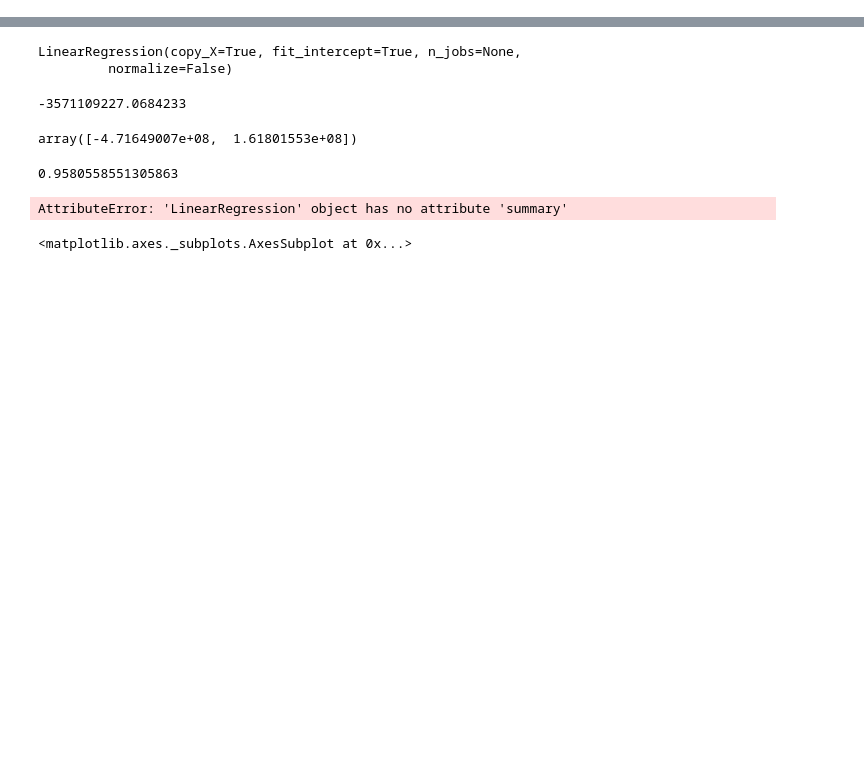
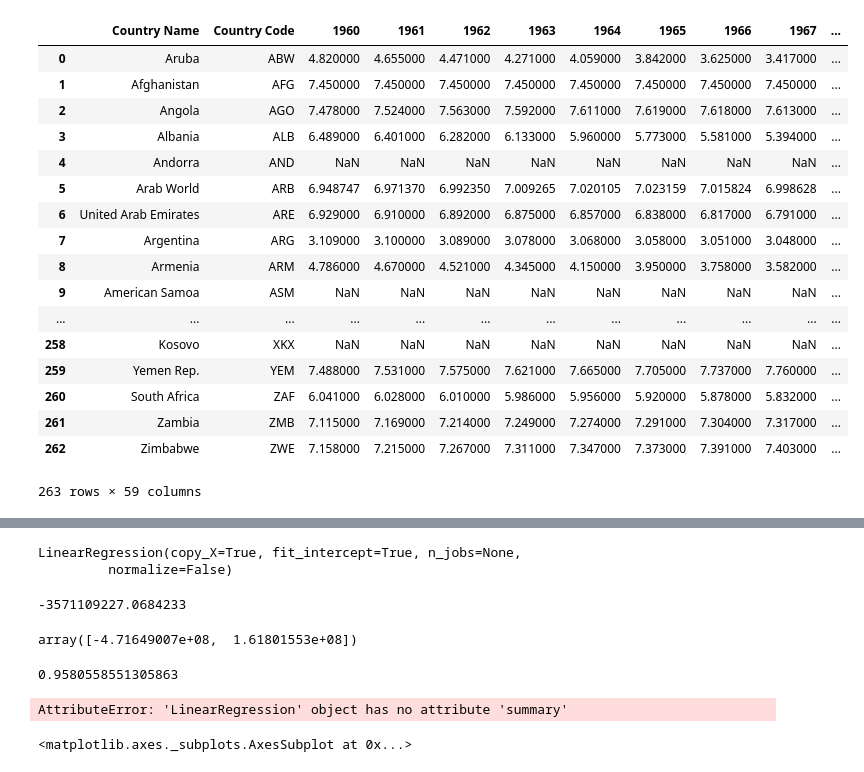
Before and after one commit to KaroLadino/population_project, a Jupyter notebook: Proyecto World.ipynb, the cells around one changed output, grey strips where cells are left out. Saved outputs shown, nothing was run; the diff lists cells and outputs as text; code cells hidden in the pictures; blank space fills up the shorter version.

```diff
--- a/Proyecto World.ipynb
+++ b/Proyecto World.ipynb
@@ -28,0 +40,23 @@ data
+# %%
+fertility = pd.read_csv ("C:/Users/Ladin/fertility_rate_v2.csv")
+# %%
+fertility
+# %% [output]
+|  | Country Name | Country Code | 1960 | 1961 | 1962 | 1963 | 1964 | 1965 | 1966 | 1967 | ... |
+| 0 | Aruba | ABW | 4.820000 | 4.655000 | 4.471000 | 4.271000 | 4.059000 | 3.842000 | 3.625000 | 3.417000 | ... |
+| 1 | Afghanistan | AFG | 7.450000 | 7.450000 | 7.450000 | 7.450000 | 7.450000 | 7.450000 | 7.450000 | 7.450000 | ... |
+| 2 | Angola | AGO | 7.478000 | 7.524000 | 7.563000 | 7.592000 | 7.611000 | 7.619000 | 7.618000 | 7.613000 | ... |
+| 3 | Albania | ALB | 6.489000 | 6.401000 | 6.282000 | 6.133000 | 5.960000 | 5.773000 | 5.581000 | 5.394000 | ... |
+| 4 | Andorra | AND | NaN | NaN | NaN | NaN | NaN | NaN | NaN | NaN | ... |
+| 5 | Arab World | ARB | 6.948747 | 6.971370 | 6.992350 | 7.009265 | 7.020105 | 7.023159 | 7.015824 | 6.998628 | ... |
+| 6 | United Arab Emirates | ARE | 6.929000 | 6.910000 | 6.892000 | 6.875000 | 6.857000 | 6.838000 | 6.817000 | 6.791000 | ... |
+| 7 | Argentina | ARG | 3.109000 | 3.100000 | 3.089000 | 3.078000 | 3.068000 | 3.058000 | 3.051000 | 3.048000 | ... |
+| 8 | Armenia | ARM | 4.786000 | 4.670000 | 4.521000 | 4.345000 | 4.150000 | 3.950000 | 3.758000 | 3.582000 | ... |
+| 9 | American Samoa | ASM | NaN | NaN | NaN | NaN | NaN | NaN | NaN | NaN | ... |
+| ... | ... | ... | ... | ... | ... | ... | ... | ... | ... | ... | ... |
+| 258 | Kosovo | XKX | NaN | NaN | NaN | NaN | NaN | NaN | NaN | NaN | ... |
+| 259 | Yemen Rep. | YEM | 7.488000 | 7.531000 | 7.575000 | 7.621000 | 7.665000 | 7.705000 | 7.737000 | 7.760000 | ... |
+| 260 | South Africa | ZAF | 6.041000 | 6.028000 | 6.010000 | 5.986000 | 5.956000 | 5.920000 | 5.878000 | 5.832000 | ... |
+| 261 | Zambia | ZMB | 7.115000 | 7.169000 | 7.214000 | 7.249000 | 7.274000 | 7.291000 | 7.304000 | 7.317000 | ... |
+| 262 | Zimbabwe | ZWE | 7.158000 | 7.215000 | 7.267000 | 7.311000 | 7.347000 | 7.373000 | 7.391000 | 7.403000 | ... |
+263 rows × 59 columns
```
Also changed, not shown: parts of 8 cells of this notebook.
